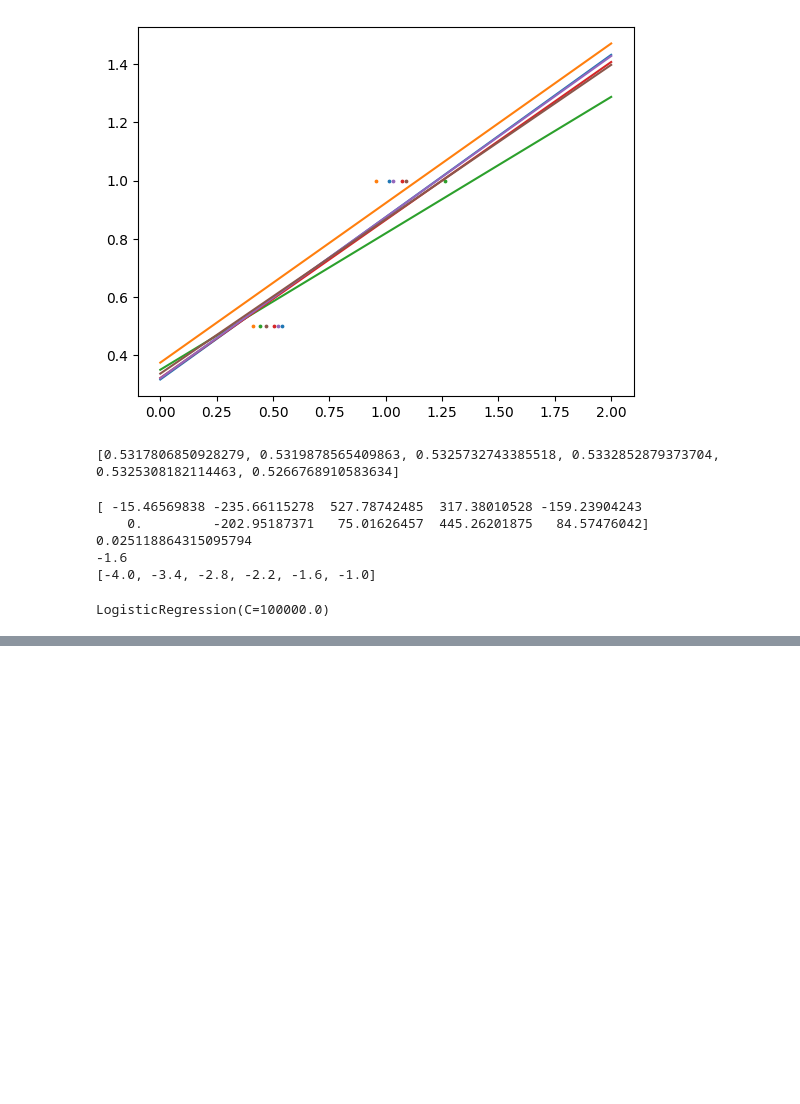
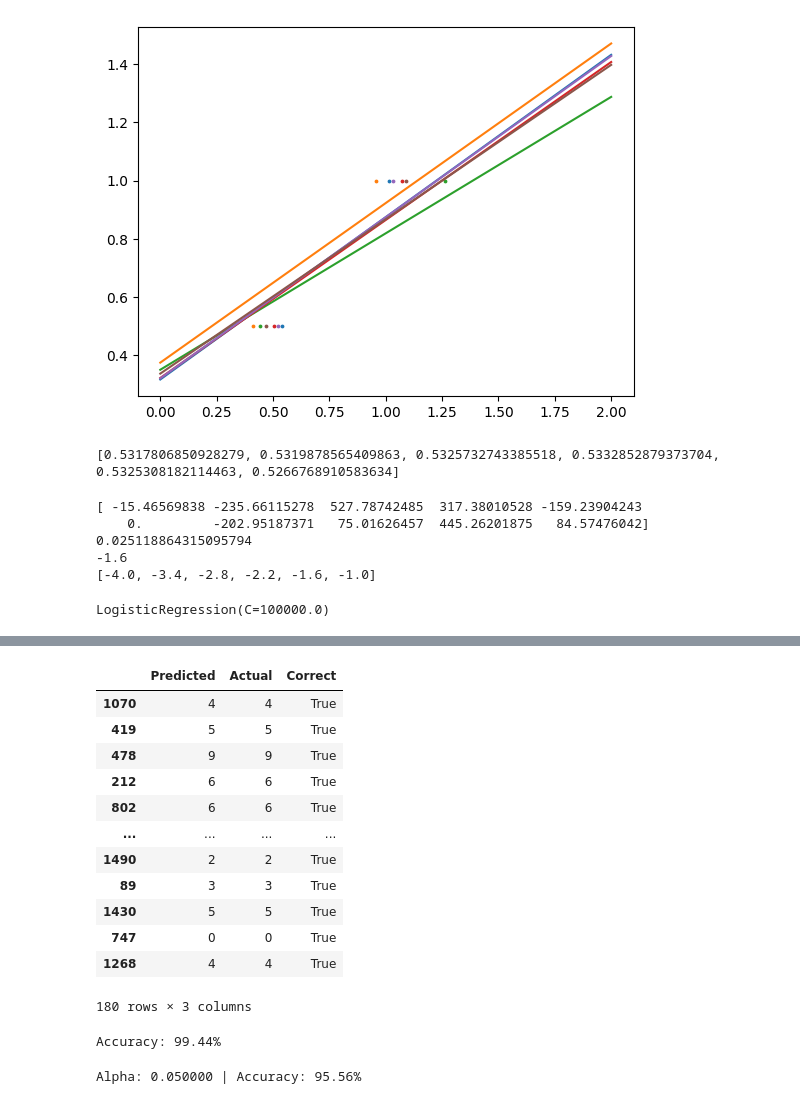
Before and after one commit to st4lemon/aiprojects, a Jupyter notebook: sklearn-learn/irises.ipynb, the cells around one changed output, grey strips where cells are left out. Saved outputs shown, nothing was run; the diff lists cells and outputs as text; code cells hidden in the pictures; blank space fills up the shorter version.

```diff
--- a/sklearn-learn/irises.ipynb
+++ b/sklearn-learn/irises.ipynb
@@ -297,0 +376,52 @@ display(df)
+# %%
+
+nearest_neighbors = sklearn.neighbors.KNeighborsClassifier()
+
+nearest_neighbors.fit(digits_train[digits_data.feature_names], digits_train['target'])
+
+predictions = nearest_neighbors.predict(digits_test[digits_data.feature_names])
+
+digits_knn = pd.DataFrame({
+    'Predicted': predictions,
+    'Actual': digits_test['target']
+})
+
+digits_knn['Correct'] = digits_knn['Predicted'] == digits_knn['Actual']
+display(digits_knn)
+
+print(f'Accuracy: {digits_knn['Correct'].sum() / len(digits_knn) * 100 :.2f}%')
+# %% [output]
+|  | Predicted | Actual | Correct |
+| 1070 | 4 | 4 | True |
+| 419 | 5 | 5 | True |
+| 478 | 9 | 9 | True |
+| 212 | 6 | 6 | True |
+| 802 | 6 | 6 | True |
+| ... | ... | ... | ... |
+| 1490 | 2 | 2 | True |
+| 89 | 3 | 3 | True |
+| 1430 | 5 | 5 | True |
+| 747 | 0 | 0 | True |
+| 1268 | 4 | 4 | True |
+180 rows × 3 columns
+Accuracy: 99.44%
+# %%
+
+
+alpha = 0.05
+multi_regr = sklearn.linear_model.RidgeClassifier(alpha=alpha)
+multi_regr.fit(digits_train[digits_data.feature_names], digits_train['target'])
+
+predictions = multi_regr.predict(digits_test[digits_data.feature_names])
+
+digits_regr = pd.DataFrame({
+    'Predicted': predictions,
+    'Actual': digits_test['target']
+})
+
+digits_regr['Correct'] = digits_regr['Predicted'] == digits_regr['Actual']
+# display(digits_regr)
+
+print(f'Alpha: {alpha :.6f} | Accuracy: {digits_regr['Correct'].sum() / len(digits_regr) * 100 :.2f}%')
+# %% [output]
+Alpha: 0.050000 | Accuracy: 95.56%
```
Also changed, not shown: parts of 8 cells of this notebook.
